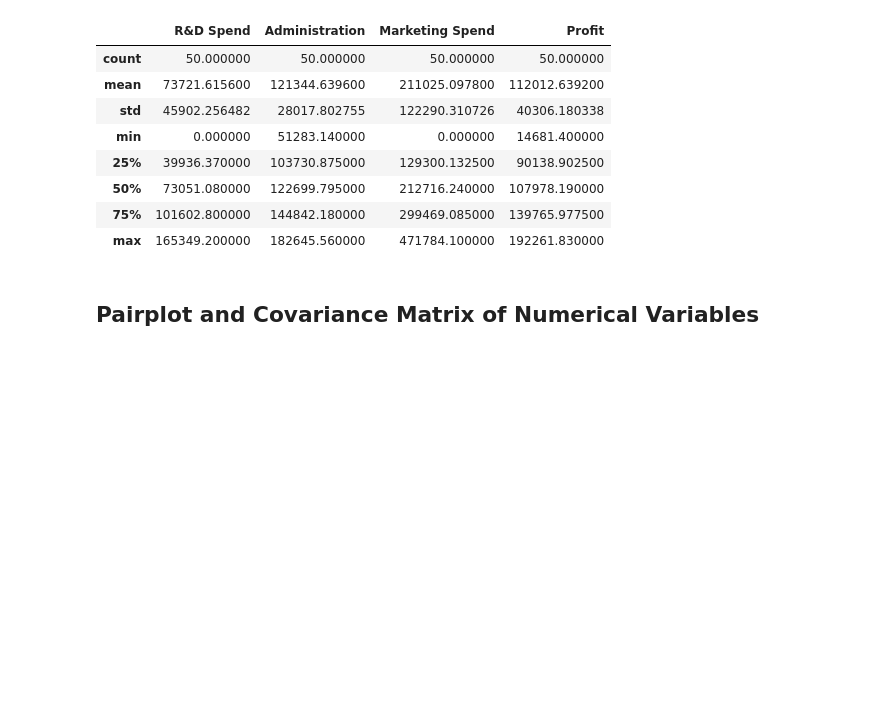
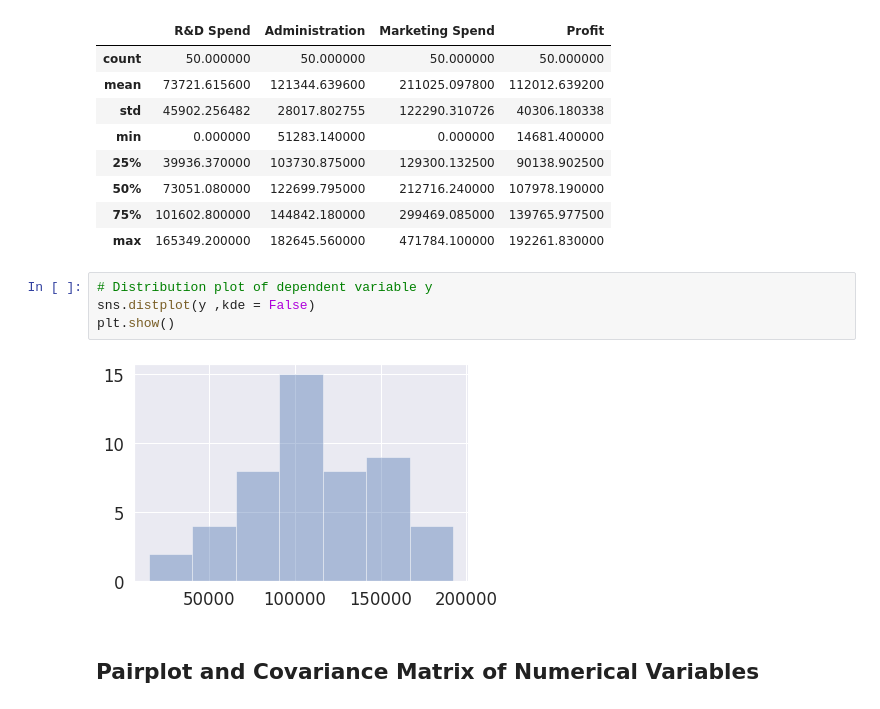
Before and after one commit to jnielsonresearch/Machine-Learning-Templates, a Jupyter notebook: Regression_ML_Models.ipynb, the cells around one changed output. Cells and saved outputs as stored; diff of their text form; blank space fills up the shorter version.

```diff
--- a/Regression_ML_Models.ipynb
+++ b/Regression_ML_Models.ipynb
@@ -36,6 +36,12 @@ dataset.describe()
 | 50% | 73051.080000 | 122699.795000 | 212716.240000 | 107978.190000 |
 | 75% | 101602.800000 | 144842.180000 | 299469.085000 | 139765.977500 |
 | max | 165349.200000 | 182645.560000 | 471784.100000 | 192261.830000 |
+# %%
+# Distribution plot of dependent variable y
+sns.distplot(y ,kde = False)
+plt.show()
+# %% [output]
+[figure, added]
 # %% [markdown]
 ## Pairplot and Covariance Matrix of Numerical Variables
 # %%
```
Also changed, not shown: parts of 6 cells of this notebook.
